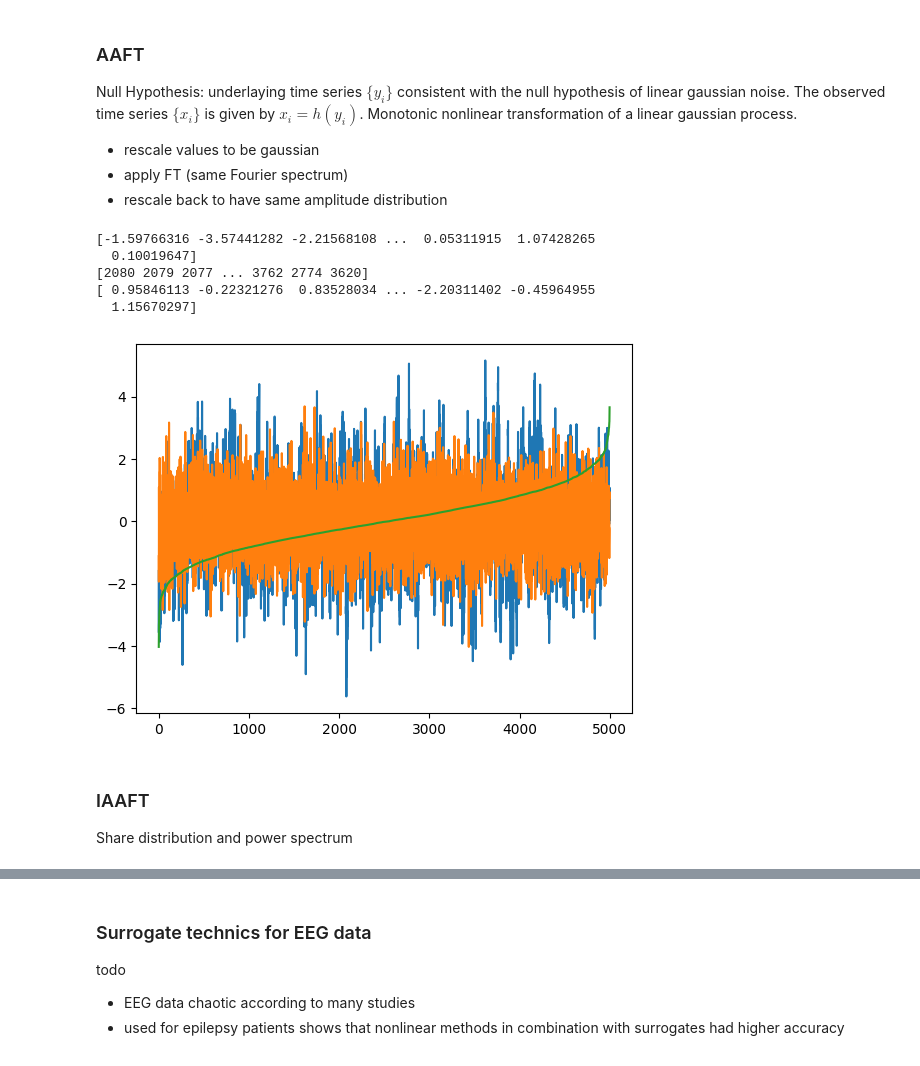
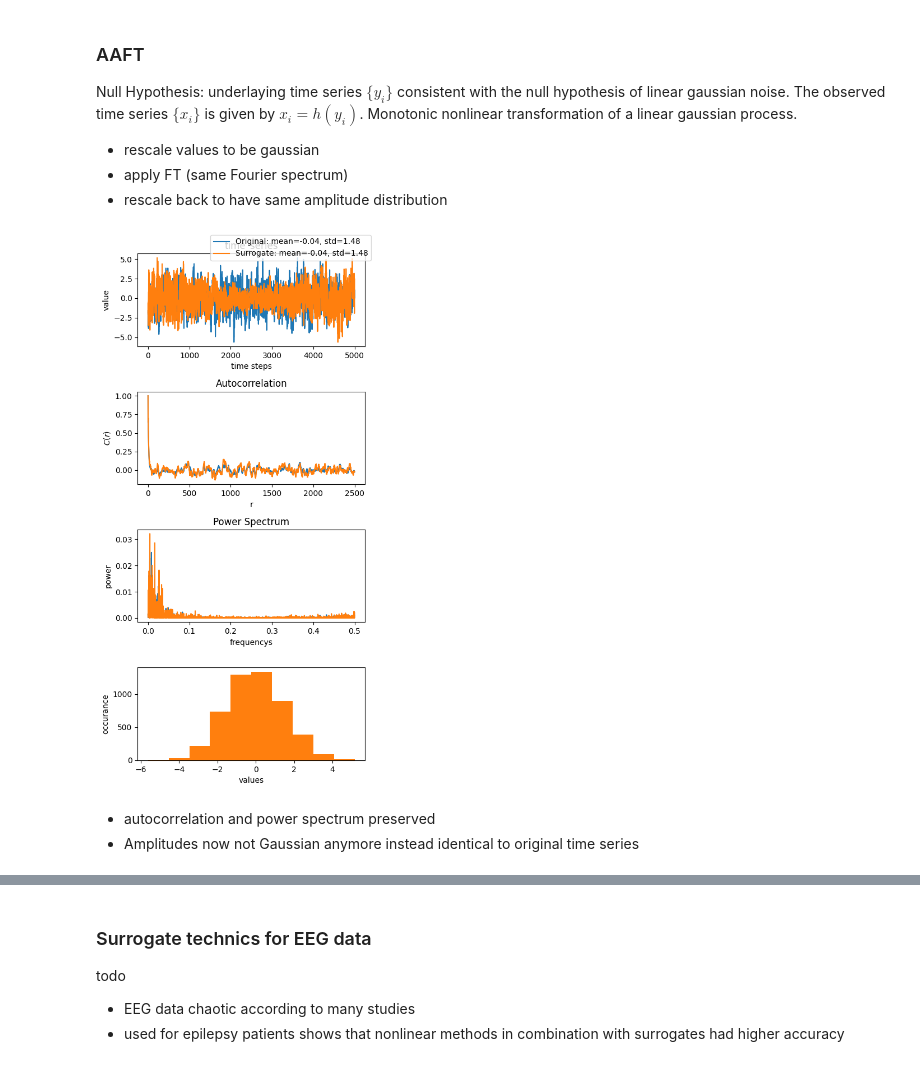
Before and after one commit to LucaGawa/Surrogates, a Jupyter notebook: surrogates.ipynb, the cells around one changed output, grey strips where cells are left out. Drawn from its saved outputs; the diff is of its cells as text; code cells hidden in the pictures.

```diff
--- a/surrogates.ipynb
+++ b/surrogates.ipynb
@@ -229,44 +244,32 @@ underlaying time series $\{y_i\}$ consistent with the null hypothesis of linear
 - rescale values to be gaussian
 - apply FT (same Fourier spectrum)
 - rescale back to have same amplitude distribution
-# %%
-def AAFT(timeseries):
-    n = len(timeseries)
-    print(timeseries)
-    indices_timeseries = np.argsort(timeseries)
-    print(indices_timeseries)
-
-
-
-    # print(timeseries)
-    y = np.random.normal(0,1,n)
-    indices_y = np.argsort(y)
-
-    print(y)
-    # plt.plot(y)
-
-    plt.plot(timeseries)
-    y = y[indices_timeseries]
-    plt.plot(y)
-    # plt.hist(y)
-    # print(y[indices])
-
-    sorted_timeseries = np.sort(timeseries)
-
-    y = y[np.argsort(y)[:-1]]
-    # print(y)
-    plt.plot(y)
-    # print(y)
-
-AAFT(ar2_data)
-# %% [output]
-[-1.59766316 -3.57441282 -2.21568108 ...  0.05311915  1.07428265
-  0.10019647]
-[2080 2079 2077 ... 3762 2774 3620]
-[ 0.95846113 -0.22321276  0.83528034 ... -2.20311402 -0.45964955
-  1.15670297]
-[figure, removed]
-# %% [markdown]
-### IAAFT
-
-Share distribution and power spectrum
+# %%
+def AAFT(time_series):
+    x = time_series.copy()
+    n = len(x)
+
+    # get indices for ranks of time_series
+    T = np.argsort(x)
+    ranks = np.argsort(T)
+    x = np.sort(x)
+
+    # create random gaussian distribution and sort them, that the ranks fits to the time series
+    y = np.random.normal(0,1,n)
+    y = np.sort(y)
+    y = y[ranks]
+
+    # random shift phase
+    y_prime = FT(y)
+    T = np.argsort(y_prime)
+    ranks = np.argsort(T)
+    x = x[ranks]
+    return x
+
+
+plot_surrogates(ar2_data, AAFT)
+# %% [output]
+[figure, added]
+# %% [markdown]
+- autocorrelation and power spectrum preserved
+- Amplitudes now not Gaussian anymore instead identical to original time series
```
Also changed, not shown: parts of 22 cells of this notebook.
